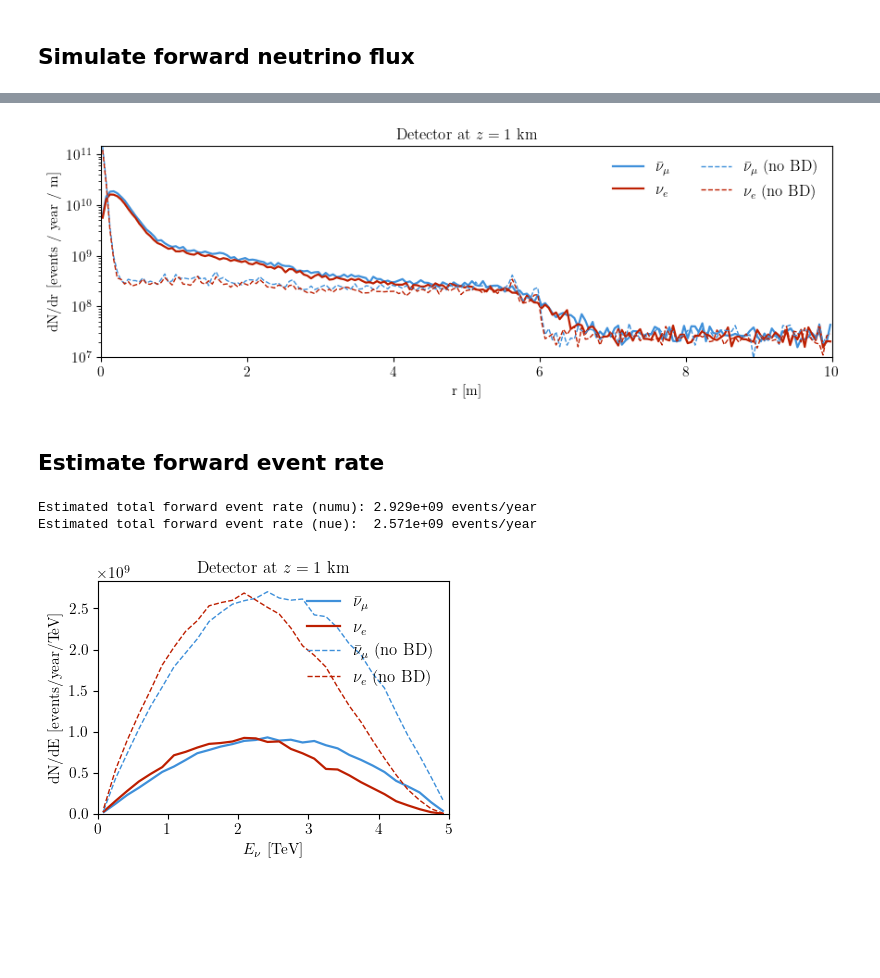
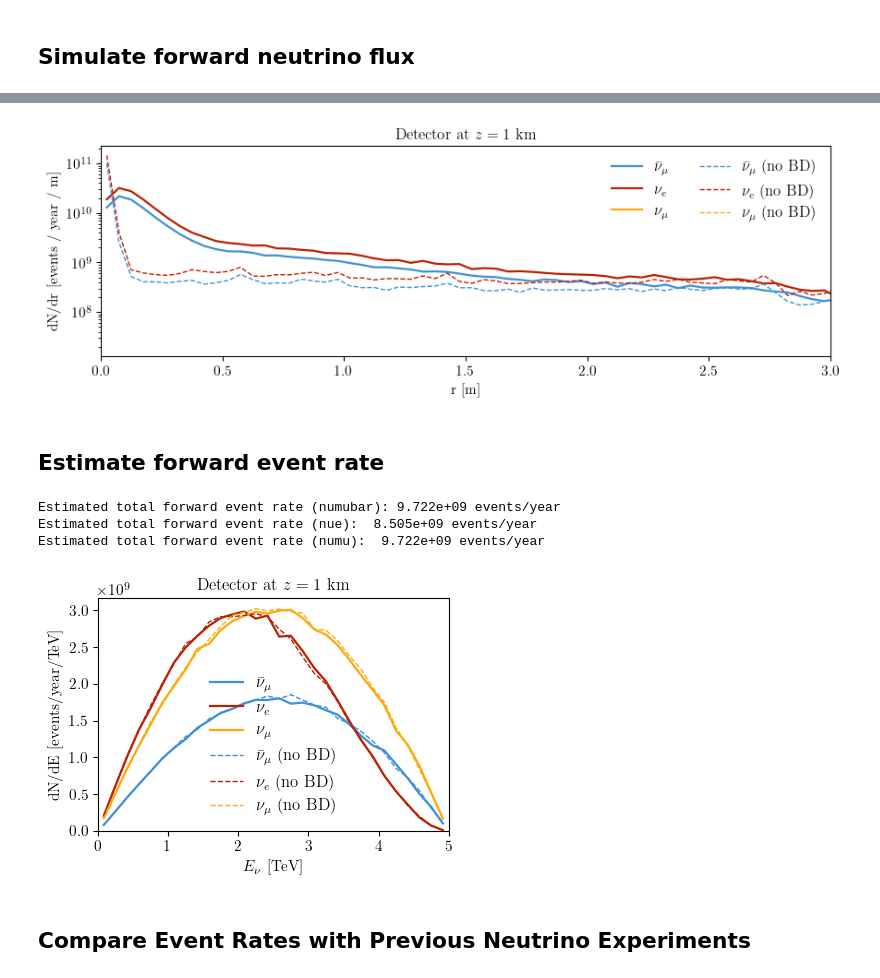
Before and after one commit to jchoi55/MINT, a Jupyter notebook: main_collider_ring_studies.ipynb, the cells around one changed output, grey strips where cells are left out. Drawn from its saved outputs; the diff is of its cells as text; code cells hidden in the pictures; blank space fills up the shorter version.

```diff
--- a/main_collider_ring_studies.ipynb
+++ b/main_collider_ring_studies.ipynb
@@ -212,13 +215,14 @@ mutimes min/max: 2.831030144539786e-09 0.00488636121484009
 muon_lifetime min/max: 0.10396625395778492 0.10396625395778492
 # %%
 # Detector and running assumptions for event-rate estimate
-det_radius = 0.1e2  # cm (2 m radius)
+det_radius = 2e2  # cm (2 m radius)
 detector_length_cm = 10e2  # 10 m target depth
 rho_g_cm3 = 1.00
 nucleon_column_density = rho_g_cm3 * detector_length_cm / const.m_proton_in_g
 detector_area_cm2 = np.pi * det_radius**2
 
 det_location = np.array([0.0, 0.0, 1e5])  # 1 km downstream
+det_location2 = np.array([0.0, 0.0, -1e5])  # 1 km upstream for mu- decay
 
 bunches_per_year = (
     ring_lattice.finj
@@ -233,8 +237,12 @@ energy_centers = 0.5 * (energy_edges[1:] + energy_edges[:-1])
 
 flux_results = {}
 for flavor, sim in ring_sims.items():
+    if ring_sims[flavor] == "numu" or ring_sims[flavor] == "numu_nobd":
+        loc = det_location2
+    else:
+        loc = det_location
     e_edges, flux = sim.get_flux_at_generic_location(
-        det_location=det_location,
+        det_location=loc,
         det_radius=det_radius,
         ebins=energy_edges,
         per_cm2=True,
@@ -246,14 +254,14 @@ for flavor, sim in ring_sims.items():
     flux_results[flavor] = flux
 
 fig, ax = pt.std_fig()
-label = {"numu": r"$\bar\nu_\mu$", "nue": r"$\nu_e$"}
-for i, flavor in enumerate(["numu", "nue"]):
+label = {"numubar": r"$\bar\nu_\mu$", "nue": r"$\nu_e$", "numu": r"$\nu_\mu$"}
+for i, flavor in enumerate(["numubar", "nue", "numu"]):
     ax.plot(energy_centers, flux_results[flavor], lw=1.6, label=label[flavor])
     # ax[i].set_yscale("log")
     ax.set_xlabel(r"$E_\nu$ [GeV]")
 
 plt.gca().set_prop_cycle(None)
-for i, flavor in enumerate(["numu", "nue"]):
+for i, flavor in enumerate(["numubar", "nue", "numu"]):
     ax.plot(energy_centers, flux_results[flavor+'_nobd'], lw=1, ls='--', label=label[flavor]+r' (no BD)')
     # ax[i].set_yscale("log")
     ax.set_xlabel(r"$E_\nu$ [GeV]")
@@ -269,5 +277,5 @@ fig.savefig("plots/hybrid_v06_flux_spectrum.pdf", dpi=300, bbox_inches="tight")
 # %%
-def get_flux_at_annuli(sim,  flavor, r_edges=np.linspace(0.0, det_radius, 51)):
+def get_flux_at_annuli(sim,  flavor, det_loc=det_location, r_edges=np.linspace(0.0, det_radius, 51)):
     # compute and plot radial event-rate density dN/dr at 1 km (det_location already in cm)
     r_centers = 0.5 * (r_edges[1:] + r_edges[:-1])
     dr = np.diff(r_edges)  # cm
@@ -276,7 +284,7 @@ def get_flux_at_annuli(sim,  flavor, r_edges=np.linspace(0.0, det_radius, 51)):
 
     for r in r_edges:
         _, flux = sim.get_flux_at_generic_location(
-            det_location=det_location,        # center on axis
+            det_location=det_loc,        # center on axis
             det_radius=r,                     # disk radius in cm
             ebins=energy_edges,
             per_cm2=True,
@@ -303,10 +311,12 @@ def get_flux_at_annuli(sim,  flavor, r_edges=np.linspace(0.0, det_radius, 51)):
     return dN_dr_per_year_per_m
 # %%
 r_edges = np.linspace(0.0, 10e2, 201)  # cm
-dN_dr_per_year_per_m_numu = get_flux_at_annuli(ring_sims["numu"], "numu", r_edges=r_edges)
+dN_dr_per_year_per_m_numubar = get_flux_at_annuli(ring_sims["numubar"], "numubar", r_edges=r_edges)
 dN_dr_per_year_per_m_nue = get_flux_at_annuli(ring_sims["nue"], "nue", r_edges=r_edges)
-dN_dr_per_year_per_m_numu_noBD = get_flux_at_annuli(ring_sims["numu_nobd"], "numu", r_edges=r_edges)
+dN_dr_per_year_per_m_numubar_noBD = get_flux_at_annuli(ring_sims["numubar_nobd"], "numubar", r_edges=r_edges)
 dN_dr_per_year_per_m_nue_noBD = get_flux_at_annuli(ring_sims["nue_nobd"], "nue", r_edges=r_edges)
+dN_dr_per_year_per_m_numu = get_flux_at_annuli(ring_sims["numu"], "numu",det_loc=det_location2, r_edges=r_edges)
+dN_dr_per_year_per_m_numu_noBD = get_flux_at_annuli(ring_sims["numu_nobd"], "numu",det_loc=det_location2, r_edges=r_edges)
 # %% [output]
 No flux through detector.
 No flux through detector.
@@ -315,34 +339,36 @@ No flux through detector.
 # %%
 # plot
 fig, ax = pt.std_fig(figsize=(10, 3))
 
 r_centers = 0.5 * (r_edges[1:] + r_edges[:-1])
+ax.plot(r_centers/100.0, dN_dr_per_year_per_m_numubar, lw=1.6, label=label["numubar"])
+ax.plot(r_centers/100.0, dN_dr_per_year_per_m_nue, lw=1.6, label=label["nue"])
 ax.plot(r_centers/100.0, dN_dr_per_year_per_m_numu, lw=1.6, label=label["numu"])
-ax.plot(r_centers/100.0, dN_dr_per_year_per_m_nue, lw=1.6, label=label["nue"])
 
 plt.gca().set_prop_cycle(None)
 
+ax.plot(r_centers/100.0, dN_dr_per_year_per_m_numubar_noBD, lw=1., ls='--', label=label["numubar"]+r' (no BD)')
+ax.plot(r_centers/100.0, dN_dr_per_year_per_m_nue_noBD, lw=1., ls='--', label=label["nue"]+r' (no BD)')
 ax.plot(r_centers/100.0, dN_dr_per_year_per_m_numu_noBD, lw=1., ls='--', label=label["numu"]+r' (no BD)')
-ax.plot(r_centers/100.0, dN_dr_per_year_per_m_nue_noBD, lw=1., ls='--', label=label["nue"]+r' (no BD)')
 
 ax.set_xlabel("r [m]")
 ax.set_ylabel("dN/dr [events / year / m]")
-ax.set_xlim(0, 10)
+ax.set_xlim(0, 3)
 # ax.set_xscale
-ax.set_ylim(1e7, None)
+#ax.set_ylim(1e7, None)
 ax.set_yscale('log')
 ax.legend(frameon=False, fontsize=12, ncol=2)
 ax.set_title(r"Detector at $z = 1$ km")
 fig.tight_layout()
 fig.savefig("plots/hybrid_v06_event_rate_radial.pdf", dpi=300, bbox_inches="tight")
 # %% [output]
-[figure, old version]
+[figure, new version]
 # %% [markdown]
 ## Estimate forward event rate
 # %%
 GeV_to_TeV = 1e-3
 event_results = {}
-for flavor in ["numu", "nue"]:
+for flavor in ["numubar", "nue", "numu"]:
     sigma_tot = xsecs.total_xsecs[flavor](energy_centers)
     p_int = sigma_tot * nucleon_column_density
 
@@ -358,7 +384,7 @@ for flavor in ["numu", "nue"]:
     }
 
 
-for flavor in ["numu", "nue"]:
+for flavor in ["numubar", "nue", "numu"]:
     sigma_tot = xsecs.total_xsecs[flavor](energy_centers)
     p_int = sigma_tot * nucleon_column_density
 
@@ -374,10 +400,10 @@ for flavor in ["numu", "nue"]:
     }
 
 fig, ax = pt.std_fig()
-for flavor in ["numu", "nue"]:
+for flavor in ["numubar", "nue", "numu"]:
     ax.plot(energy_centers*GeV_to_TeV, event_results[flavor]["dN_dE_per_year"]/GeV_to_TeV, lw=1.6, label=label[flavor])
 plt.gca().set_prop_cycle(None)
-for flavor in ["numu", "nue"]:
+for flavor in ["numubar", "nue", "numu"]:
     ax.plot(energy_centers*GeV_to_TeV, event_results[flavor+"_nobd"]["dN_dE_per_year"]/GeV_to_TeV, lw=1., ls='--', label=label[flavor]+r' (no BD)')
     # ax.set_yscale("log")
 ax.set_xlabel(r"$E_\nu$ [TeV]")
@@ -388,14 +414,19 @@ ax.legend(frameon=False, fontsize=12)
 ax.set_title(r"Detector at $z = 1$ km")
 fig.tight_layout()
 
-tot_numu = np.trapz(event_results["numu"]["dN_dE_per_year"], energy_centers)
-tot_nue = np.trapz(event_results["nue"]["dN_dE_per_year"], energy_centers)
+tot_numu = np.trapezoid(event_results["numubar"]["dN_dE_per_year"], energy_centers)
+tot_nue = np.trapezoid(event_results["nue"]["dN_dE_per_year"], energy_centers)
+tot_numu = np.trapezoid(event_results["numu"]["dN_dE_per_year"], energy_centers)
 
-print(f"Estimated total forward event rate (numu): {tot_numu:.3e} events/year")
+print(f"Estimated total forward event rate (numubar): {tot_numu:.3e} events/year")
 print(f"Estimated total forward event rate (nue):  {tot_nue:.3e} events/year")
+print(f"Estimated total forward event rate (numu):  {tot_numu:.3e} events/year")
 
 fig.savefig("plots/hybrid_v06_event_rate_spectrum.pdf", dpi=300, bbox_inches="tight")
 # %% [output]
-Estimated total forward event rate (numu): 2.929e+09 events/year
-Estimated total forward event rate (nue):  2.571e+09 events/year
+Estimated total forward event rate (numubar): 9.722e+09 events/year
+Estimated total forward event rate (nue):  8.505e+09 events/year
+Estimated total forward event rate (numu):  9.722e+09 events/year
-[figure, old version]
+[figure, new version]
+# %% [markdown]
+## Compare Event Rates with Previous Neutrino Experiments
```
Also changed, not shown: parts of 10 cells of this notebook, 21 other files.
